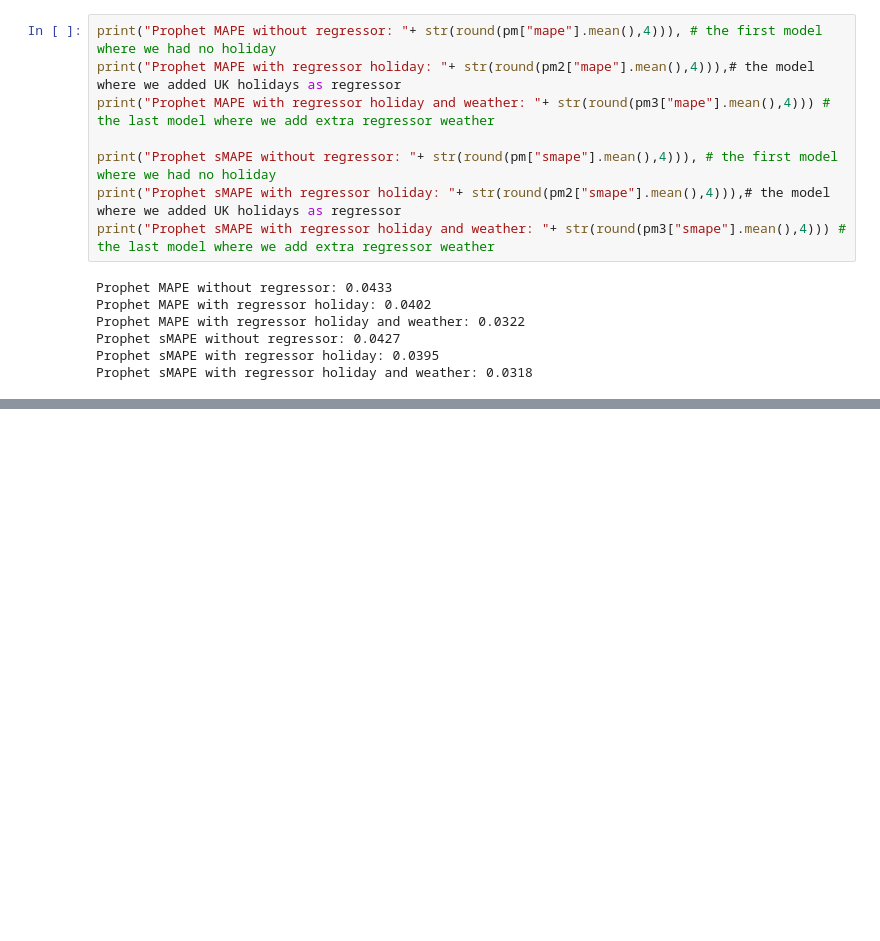
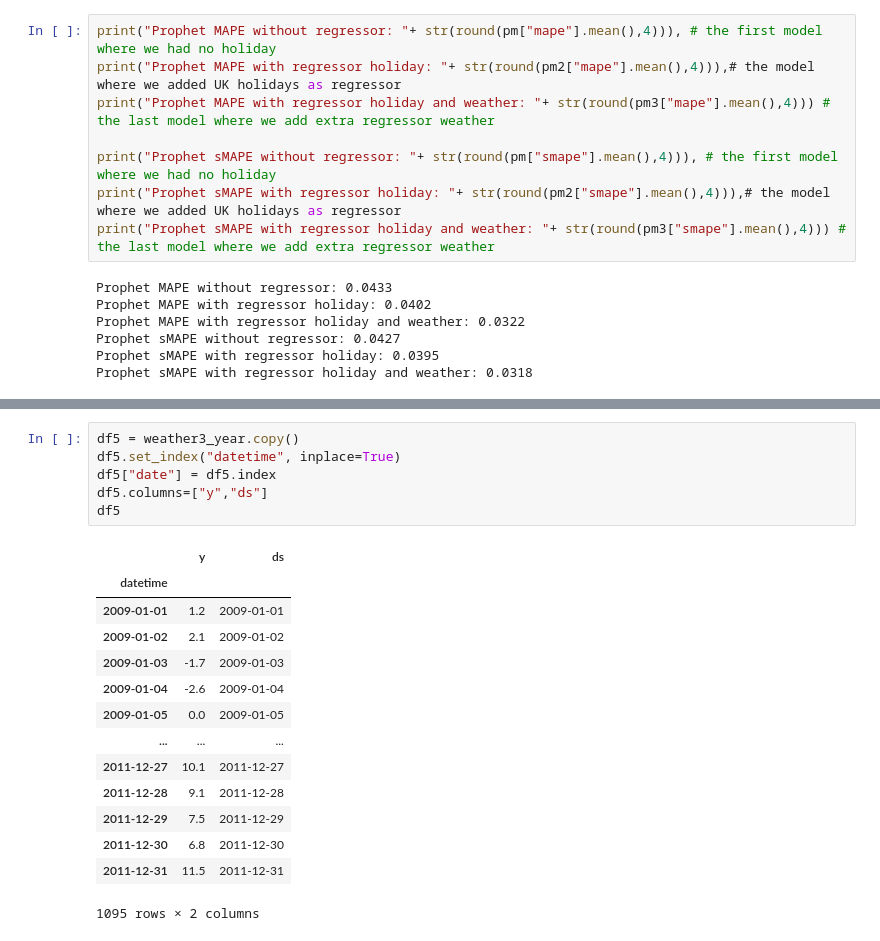
Before and after one commit to sdikici/Time_Series_Experiments, a Jupyter notebook: Prophet_Experiment.ipynb, the cells around one changed output, grey strips where cells are left out. Cells and saved outputs as stored; diff of their text form; blank space fills up the shorter version.

```diff
--- a/Prophet_Experiment.ipynb
+++ b/Prophet_Experiment.ipynb
@@ -630,0 +627,21 @@ Prophet sMAPE with regressor holiday and weather: 0.0318
+# %%
+df5 = weather3_year.copy()
+df5.set_index("datetime", inplace=True)
+df5["date"] = df5.index
+df5.columns=["y","ds"]
+df5
+# %% [output]
+|  | y | ds |
+| datetime |  |  |
+| 2009-01-01 | 1.2 | 2009-01-01 |
+| 2009-01-02 | 2.1 | 2009-01-02 |
+| 2009-01-03 | -1.7 | 2009-01-03 |
+| 2009-01-04 | -2.6 | 2009-01-04 |
+| 2009-01-05 | 0.0 | 2009-01-05 |
+| ... | ... | ... |
+| 2011-12-27 | 10.1 | 2011-12-27 |
+| 2011-12-28 | 9.1 | 2011-12-28 |
+| 2011-12-29 | 7.5 | 2011-12-29 |
+| 2011-12-30 | 6.8 | 2011-12-30 |
+| 2011-12-31 | 11.5 | 2011-12-31 |
+1095 rows × 2 columns
```
Also changed, not shown: parts of 10 cells of this notebook.
